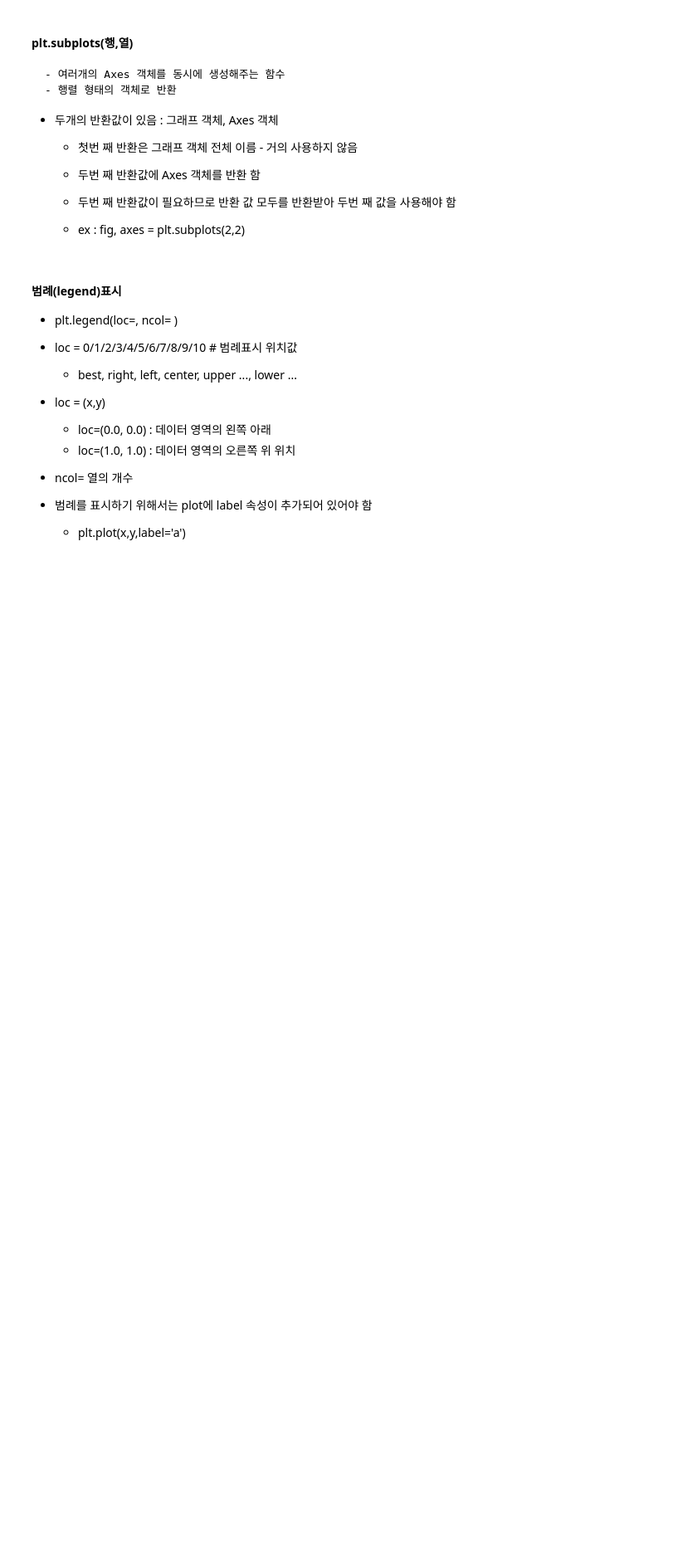
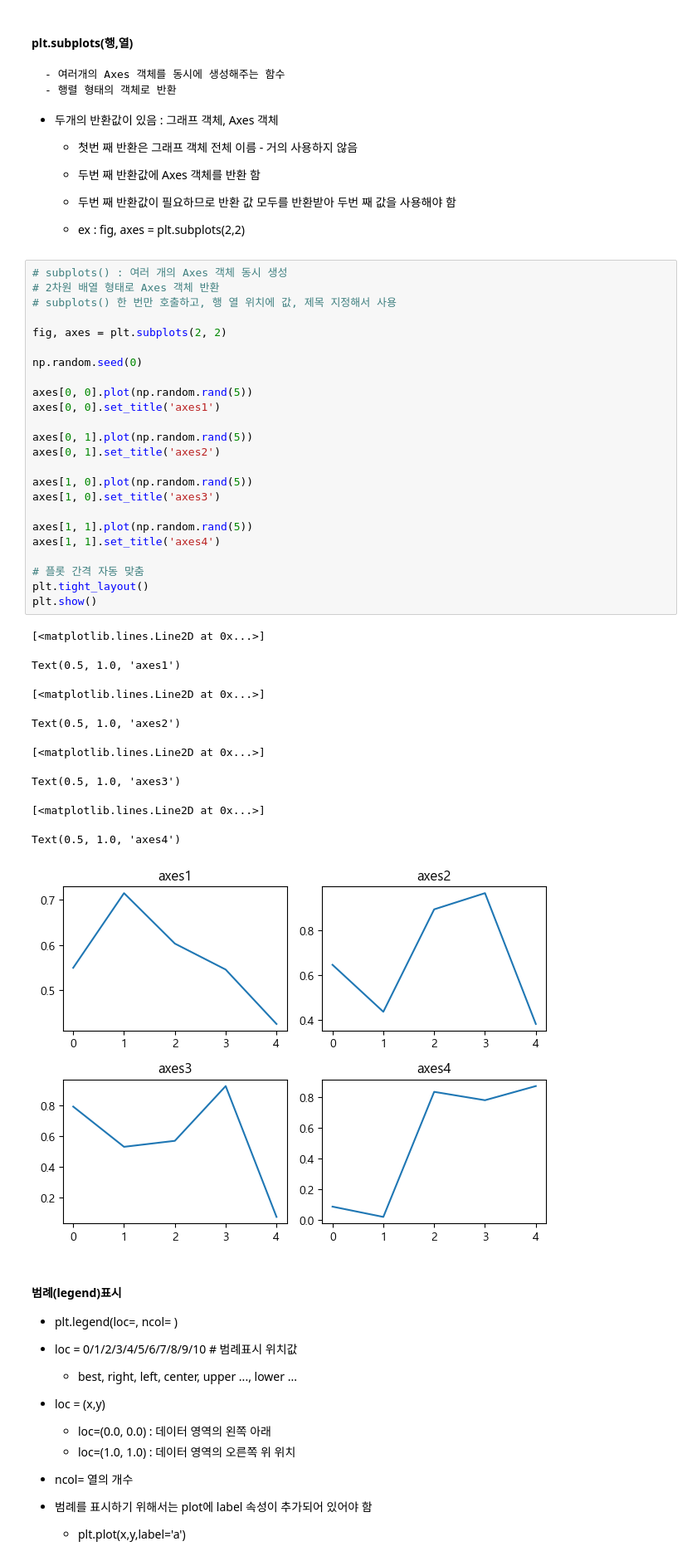
Before and after one commit to BangSungjoon/TIL, a Jupyter notebook: AIWorkspace/source_code/13_시각화 패키지 (matplotlib).ipynb, the cells around one changed output. Shown at 83% size. Cells and saved outputs as stored; diff of their text form; blank space fills up the shorter version.

```diff
--- a/AIWorkspace/source_code/13_시각화 패키지 (matplotlib).ipynb
+++ b/AIWorkspace/source_code/13_시각화 패키지 (matplotlib).ipynb
@@ -443,6 +543,40 @@ subplot() 함수 사용
         - 두번 째 반환값이 필요하므로 반환 값 모두를 반환받아 두번 째 값을 사용해야 함
 
         - ex : fig, axes = plt.subplots(2,2)
+# %%
+# subplots() : 여러 개의 Axes 객체 동시 생성
+# 2차원 배열 형태로 Axes 객체 반환
+# subplots() 한 번만 호출하고, 행 열 위치에 값, 제목 지정해서 사용
+
+fig, axes = plt.subplots(2, 2)
+
+np.random.seed(0)
+
+axes[0, 0].plot(np.random.rand(5))
+axes[0, 0].set_title('axes1')
+
+axes[0, 1].plot(np.random.rand(5))
+axes[0, 1].set_title('axes2')
+
+axes[1, 0].plot(np.random.rand(5))
+axes[1, 0].set_title('axes3')
+
+axes[1, 1].plot(np.random.rand(5))
+axes[1, 1].set_title('axes4')
+
+# 플롯 간격 자동 맞춤
+plt.tight_layout()
+plt.show()
+# %% [output]
+[<matplotlib.lines.Line2D at 0x...>]
+Text(0.5, 1.0, 'axes1')
+[<matplotlib.lines.Line2D at 0x...>]
+Text(0.5, 1.0, 'axes2')
+[<matplotlib.lines.Line2D at 0x...>]
+Text(0.5, 1.0, 'axes3')
+[<matplotlib.lines.Line2D at 0x...>]
+Text(0.5, 1.0, 'axes4')
+[figure, added]
 # %% [markdown]
 #### 범례(legend)표시
 - plt.legend(loc=, ncol= )
```
Also changed, not shown: parts of 55 cells of this notebook, 3 other files.
